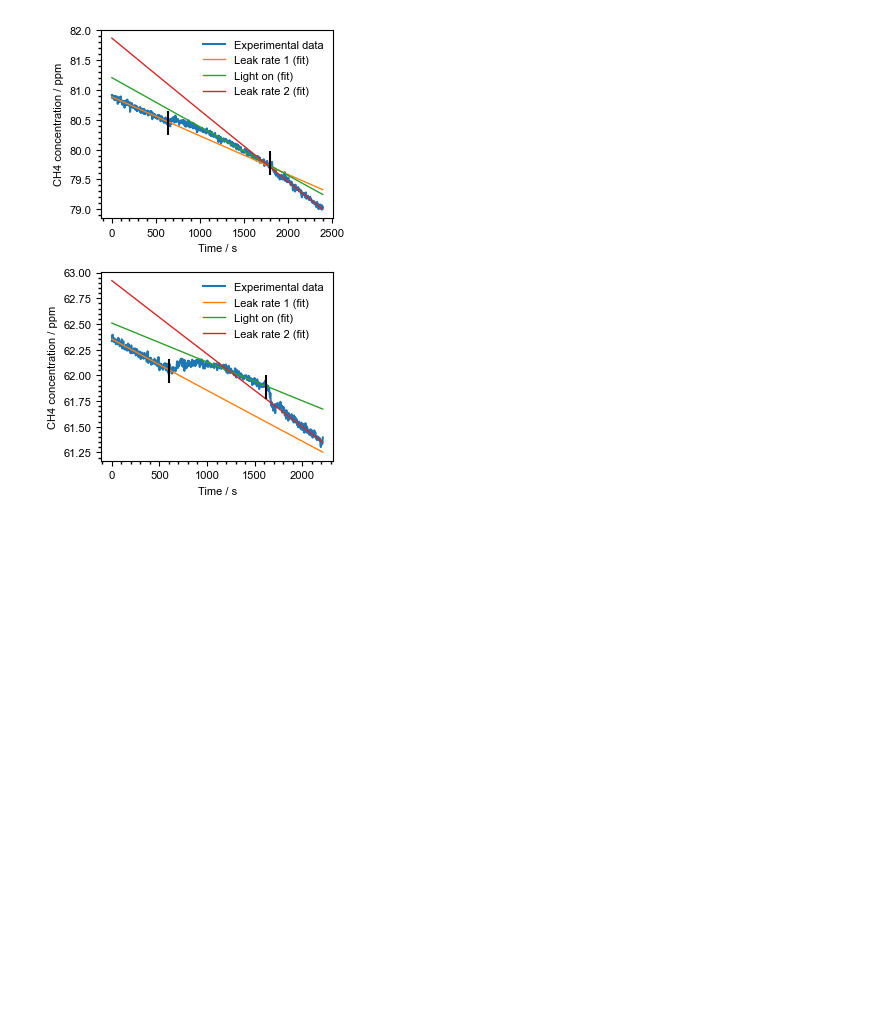
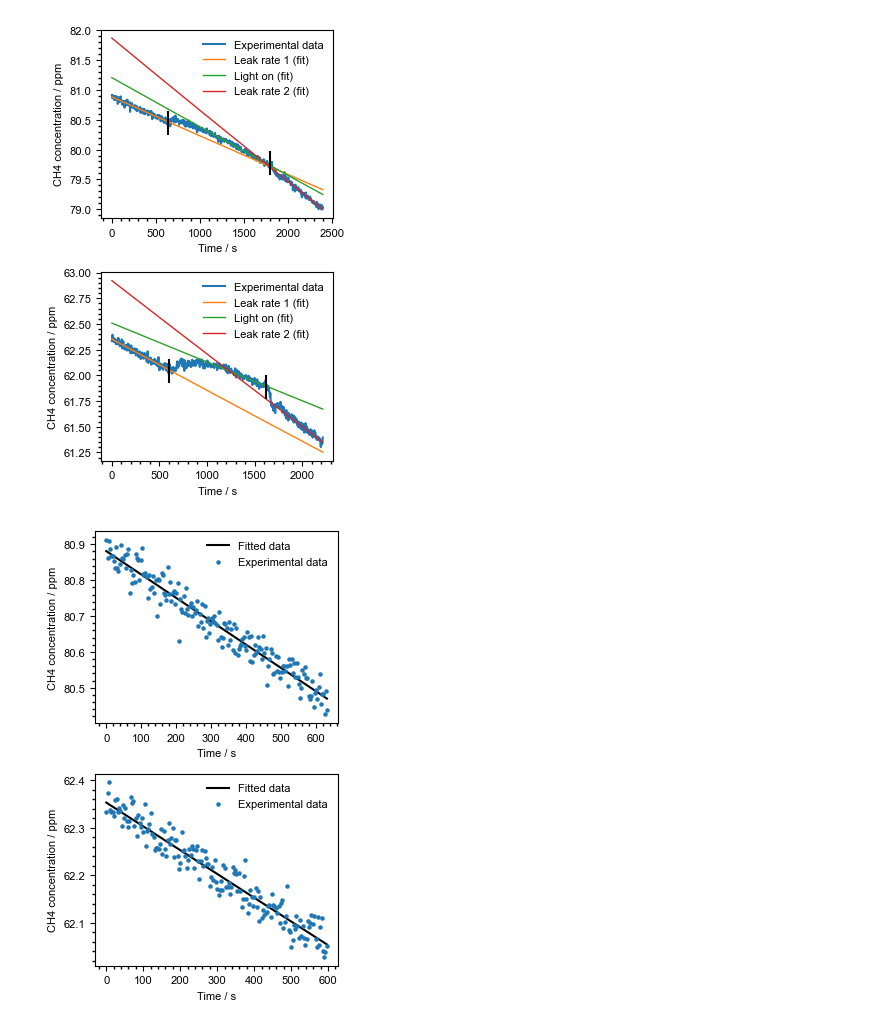
Before and after one commit to Normann25/Manganese-chlorides, a Jupyter notebook: Bachelor/Piccaro/data_treat_v2.ipynb, the cells around one changed output. Saved outputs shown, nothing was run; the diff lists cells and outputs as text; code cells hidden in the pictures; blank space fills up the shorter version.

```diff
--- a/Bachelor/Piccaro/data_treat_v2.ipynb
+++ b/Bachelor/Piccaro/data_treat_v2.ipynb
@@ -113,3 +113,29 @@ fig.savefig('Full_exp.jpg', dpi = 600)
 plt.show()
 # %% [output]
 [figure]
+# %%
+def plot_before_lamp(ax, df, a, b, exp_label):
+    x = df[exp_label]['seconds']
+    y = b * np.exp(a * x)
+    ax.plot(x, y, label = 'Fitted data', color = 'k')
+    ax.scatter(x, df[exp_label]['HR_12CH4'], label = 'Experimental data', s = 5, zorder = 10)
+
+    ax.legend(frameon = False, fontsize = 8)
+    ax.set_xlabel('Time / s', fontsize = 8)
+    ax.set_ylabel('CH4 concentration / ppm', fontsize = 8)
+
+    ax.xaxis.set_minor_locator(AutoMinorLocator())
+    ax.yaxis.set_minor_locator(AutoMinorLocator())
+    ax.tick_params(axis = 'both', which = 'major', direction = 'out', bottom = True, left = True, labelsize = 8)
+    ax.tick_params(axis = 'both', which = 'minor', direction = 'out', width = 1, length = 2, bottom = True, left = True)
+# %%
+fig, ax = plt.subplots(2, 1, figsize = (3.2, 5))
+
+plot_before_lamp(ax[0], treat_dict, a[0], b[0], 'exp1 leak1')
+plot_before_lamp(ax[1], treat_dict, a[3], b[3], 'exp2 leak1')
+
+fig.tight_layout()
+fig.savefig('leak1.jpg', dpi = 600)
+plt.show()
+# %% [output]
+[figure, added]
```
Also changed, not shown: 1 other file.
